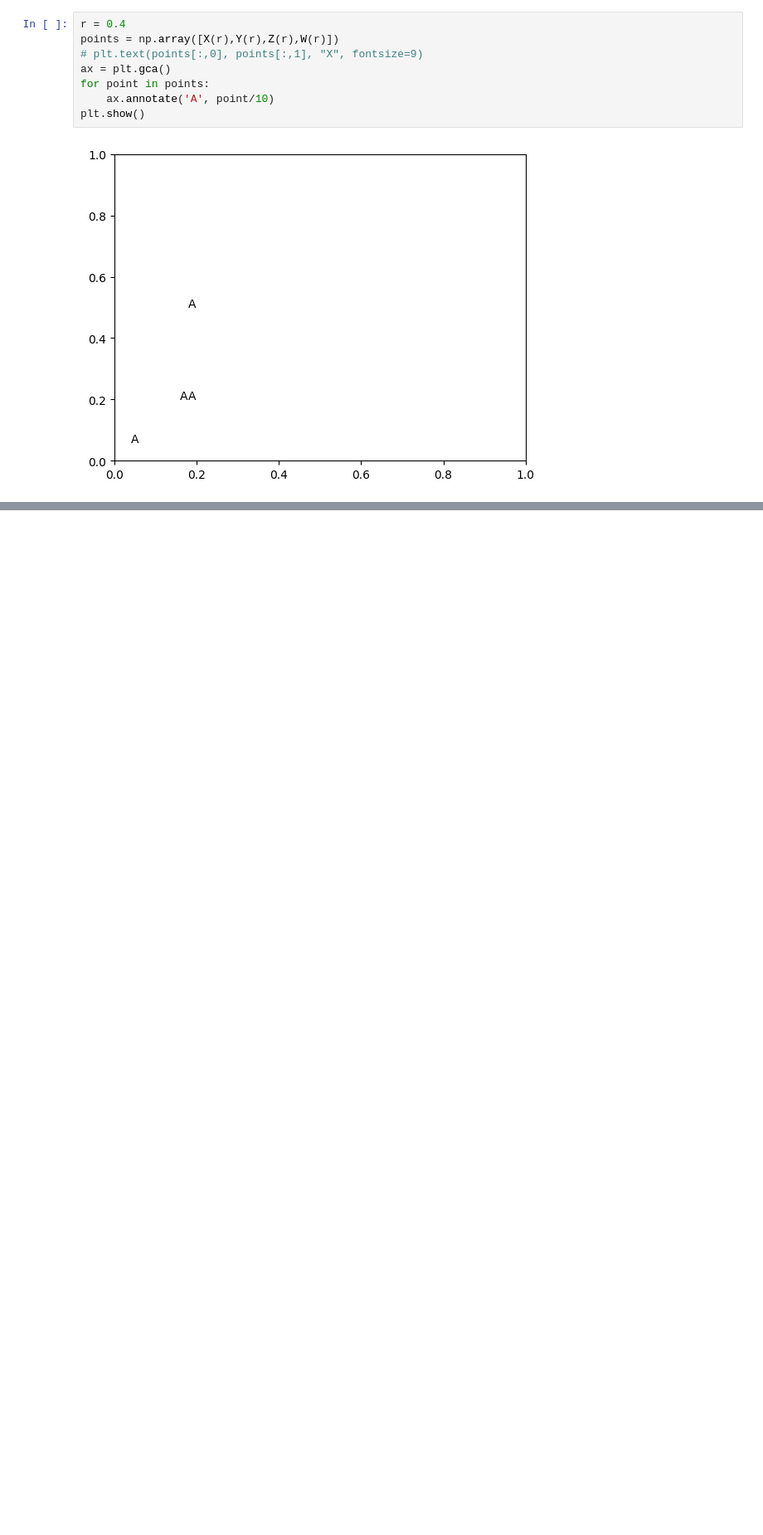
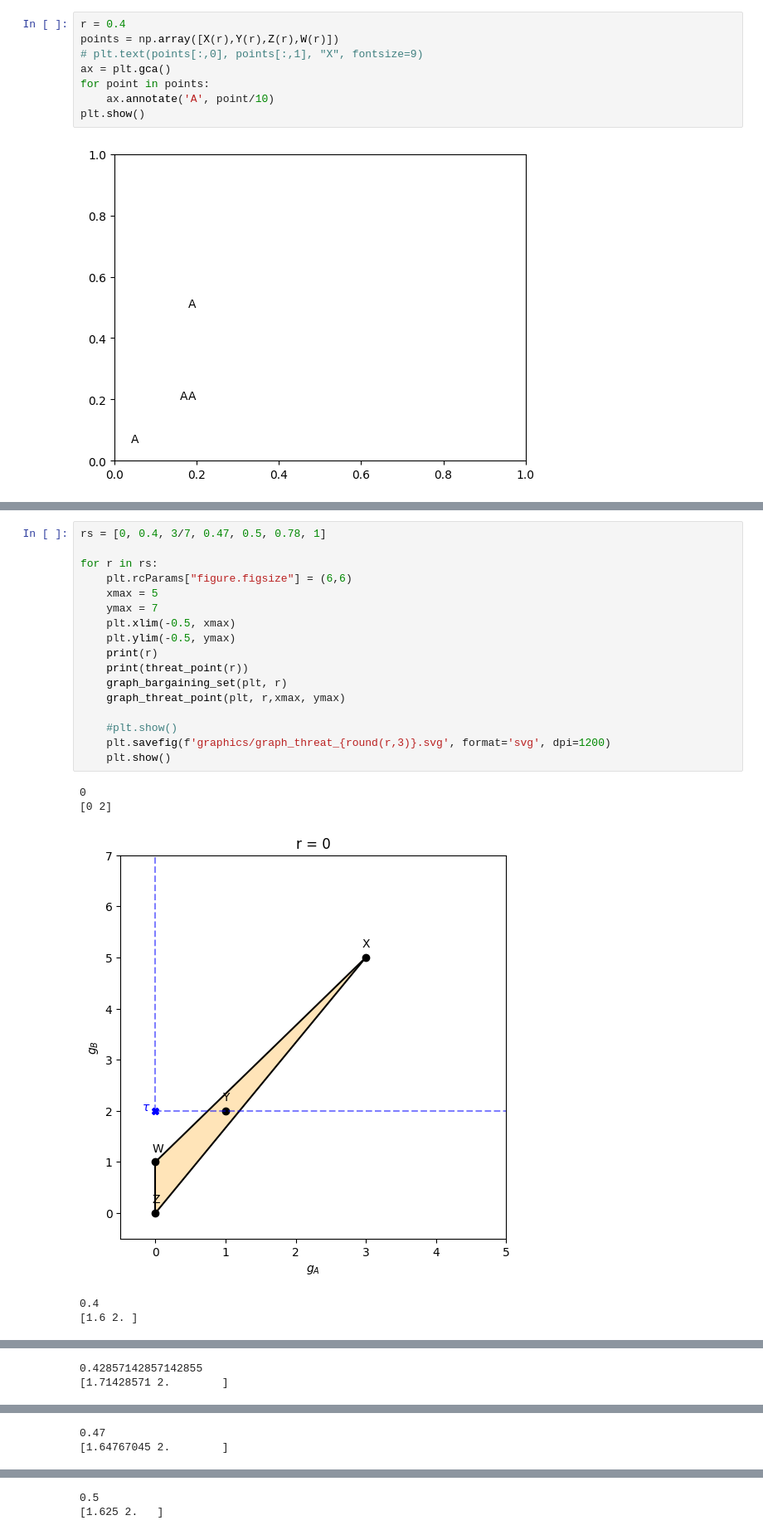
Before and after one commit to moticilla/semi_cooperative_game_coursework, a Jupyter notebook: initial_test.ipynb, the cells around one changed output, grey strips where cells are left out. Shown: that part at 83% size. Drawn from its saved outputs; the diff is of its cells as text; blank space fills up the shorter version.

```diff
--- a/initial_test.ipynb
+++ b/initial_test.ipynb
@@ -108,0 +134,23 @@ for r in rs:
+# %%
+rs = [0, 0.4, 3/7, 0.47, 0.5, 0.78, 1]
+
+for r in rs:
+    plt.rcParams["figure.figsize"] = (6,6)
+    xmax = 5
+    ymax = 7
+    plt.xlim(-0.5, xmax)
+    plt.ylim(-0.5, ymax)
+    print(r)
+    print(threat_point(r))
+    graph_bargaining_set(plt, r)
+    graph_threat_point(plt, r,xmax, ymax)
+
+    #plt.show()
+    plt.savefig(f'graphics/graph_threat_{round(r,3)}.svg', format='svg', dpi=1200)
+    plt.show()
+# %% [output]
+0
+[0 2]
+[figure, added]
+0.4
+[1.6 2. ]
@@ -108,0 +158,2 @@ for r in rs:
+0.42857142857142855
+[1.71428571 2.        ]
@@ -108,0 +161,2 @@ for r in rs:
+0.47
+[1.64767045 2.        ]
@@ -108,0 +164,2 @@ for r in rs:
+0.5
+[1.625 2.   ]
```
Also changed, not shown: parts of 6 cells of this notebook, 21 other files.
